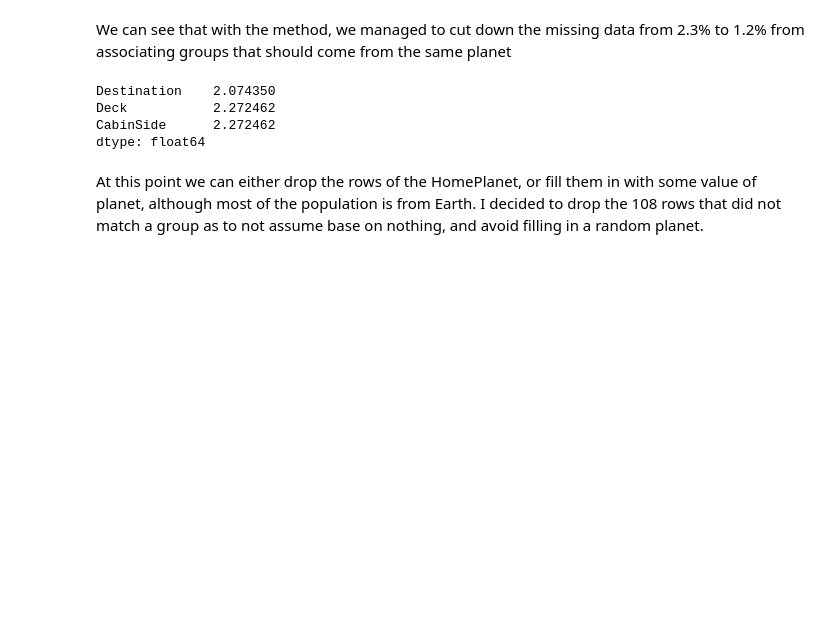
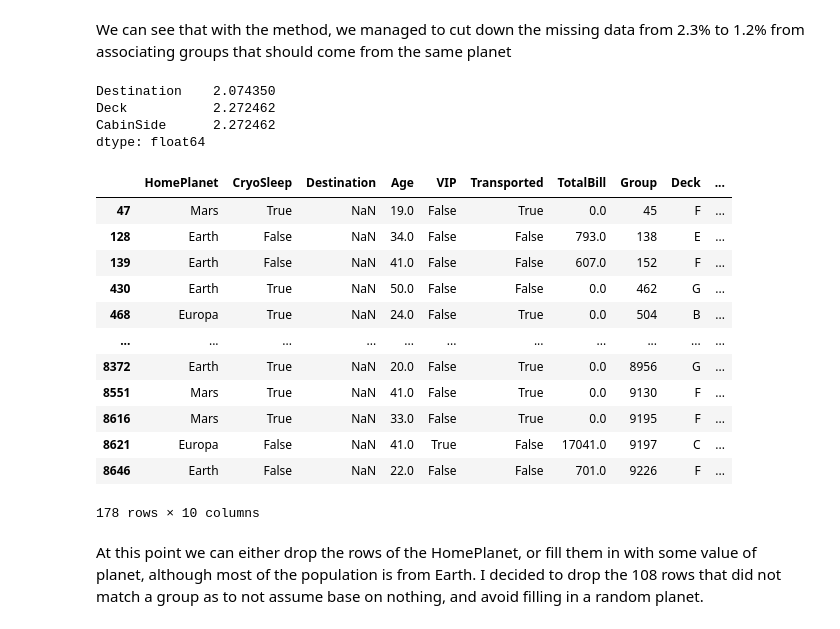
Before and after one commit to Daniel-Aguila/SpaceTitanic, a Jupyter notebook: main.ipynb, the cells around one changed output. Saved outputs shown, nothing was run; the diff lists cells and outputs as text; code cells hidden in the pictures; blank space fills up the shorter version.

```diff
--- a/main.ipynb
+++ b/main.ipynb
@@ -446,5 +439,21 @@ Destination    2.074350
 Deck           2.272462
 CabinSide      2.272462
 dtype: float64
+# %%
+df_train[df_train['Destination'].isnull()]
+# %% [output]
+|  | HomePlanet | CryoSleep | Destination | Age | VIP | Transported | TotalBill | Group | Deck | ... |
+| 47 | Mars | True | NaN | 19.0 | False | True | 0.0 | 45 | F | ... |
+| 128 | Earth | False | NaN | 34.0 | False | False | 793.0 | 138 | E | ... |
+| 139 | Earth | False | NaN | 41.0 | False | False | 607.0 | 152 | F | ... |
+| 430 | Earth | True | NaN | 50.0 | False | False | 0.0 | 462 | G | ... |
+| 468 | Europa | True | NaN | 24.0 | False | True | 0.0 | 504 | B | ... |
+| ... | ... | ... | ... | ... | ... | ... | ... | ... | ... | ... |
+| 8372 | Earth | True | NaN | 20.0 | False | True | 0.0 | 8956 | G | ... |
+| 8551 | Mars | True | NaN | 41.0 | False | True | 0.0 | 9130 | F | ... |
+| 8616 | Mars | True | NaN | 33.0 | False | True | 0.0 | 9195 | F | ... |
+| 8621 | Europa | False | NaN | 41.0 | True | False | 17041.0 | 9197 | C | ... |
+| 8646 | Earth | False | NaN | 22.0 | False | False | 701.0 | 9226 | F | ... |
+178 rows × 10 columns
 # %% [markdown]
 At this point we can either drop the rows of the HomePlanet, or fill them in with some value of planet, although most of the population is from Earth. I decided to drop the 108 rows that did not match a group as to not assume base on nothing, and avoid filling in a random planet.
```
Also changed, not shown: parts of 10 cells of this notebook.
